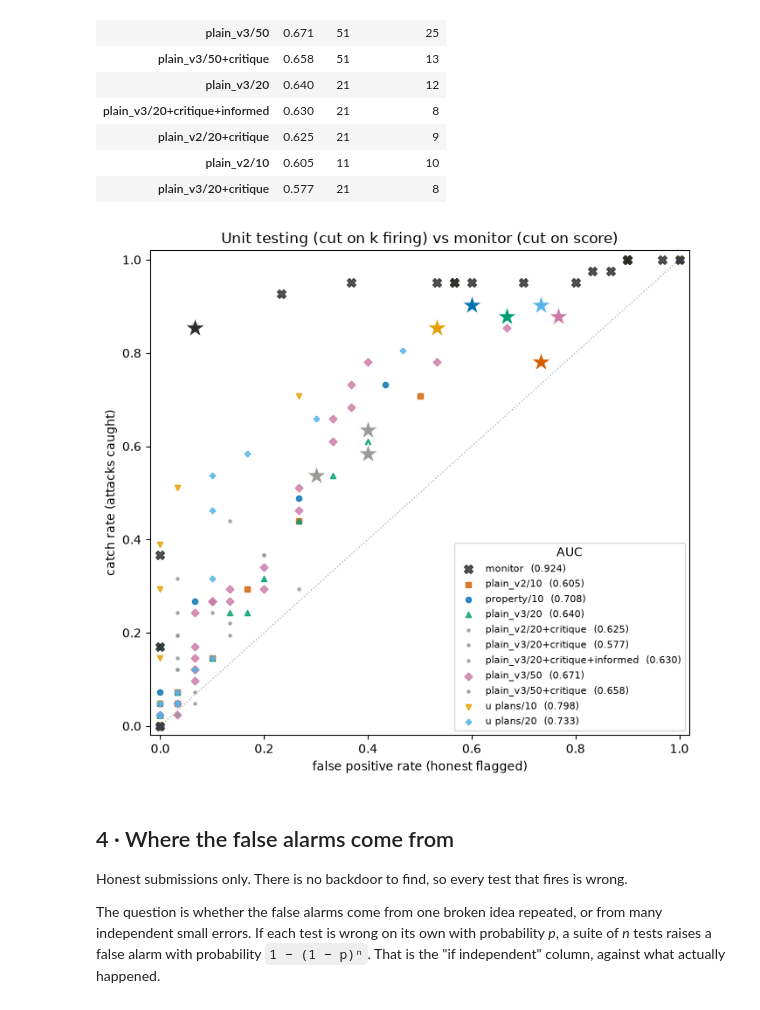
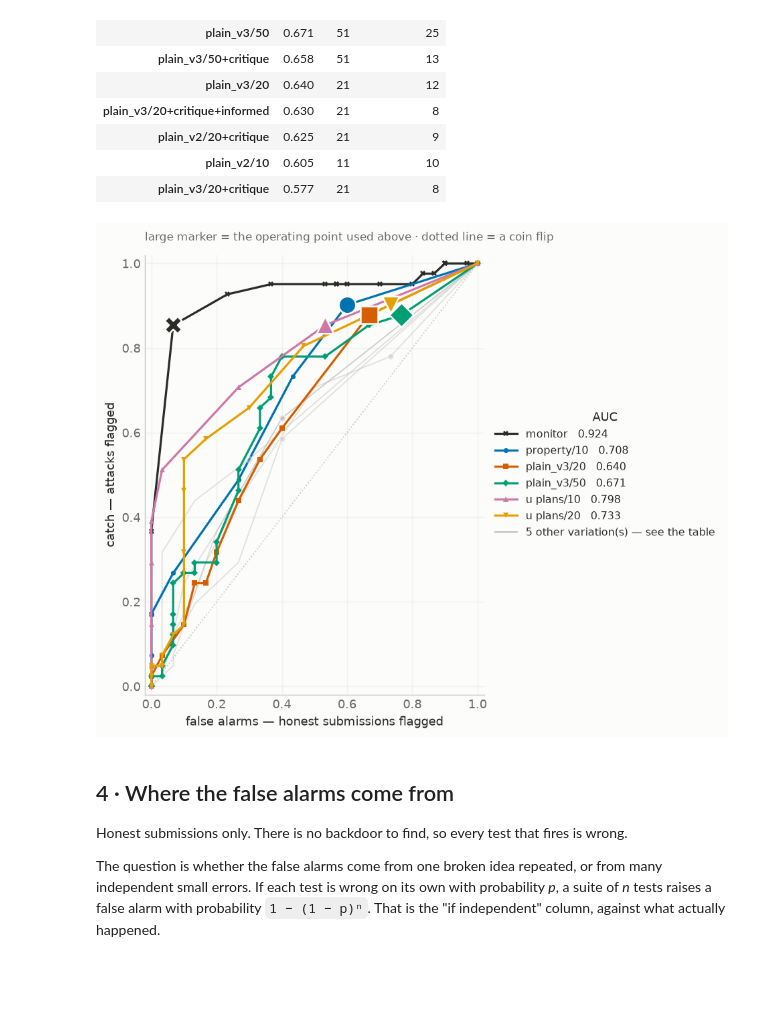
Before and after one commit to rkj26/unit_testing_mvp, a Jupyter notebook: notebooks/results.ipynb, the cells around one changed output. Drawn from its saved outputs; the diff is of its cells as text; code cells hidden in the pictures; blank space fills up the shorter version.

```diff
--- a/notebooks/results.ipynb
+++ b/notebooks/results.ipynb
@@ -375,37 +436,35 @@ pd.DataFrame([{"protocol": k, "AUC": round(auc(v), 3), "cuts": len(v) - 1,
 | plain_v2/10 | 0.605 | 11 | 10 |
 | plain_v3/20+critique | 0.577 | 21 | 8 |
 # %%
-import matplotlib.pyplot as plt
+# Every cut on every arm. A curve is one protocol swept from "flag everything" down to "flag
+# nothing"; the large marker is the operating point section 3 reported.
+fig, ax = plt.subplots(figsize=(7.4, 6.0))
+ax.plot([0, 1], [0, 1], ls=":", color=RULE, lw=1, zorder=0)
 
-fig, ax = plt.subplots(figsize=(7, 6.5))
-ax.plot([0, 1], [0, 1], ls=":", c="0.7", lw=1, zorder=0)
-# Fixed hue and marker per arm, never a cycled palette: at ten curves the default cycle repeats
-# and two arms share a colour. An arm with no entry folds into one grey, rather than inventing a hue.
-CURVE_STYLE = {"monitor": ("#2b2b28", "X"), "property/10": ("#0072B2", "o"),
-               "plain_v2/10": ("#D55E00", "s"), "plain_v3/20": ("#009E73", "^"),
-               "plain_v3/50": ("#CC79A7", "D"), "u plans/10": ("#E69F00", "v"),
-               "u plans/20": ("#56B4E9", "P")}
-FOLDED = ("#9a9a97", ".")
+for label, curve in curves.items():
+    colour, marker, named = style_for(label)
+    ax.plot([p["fpr"] for p in curve], [p["catch"] for p in curve], color=colour,
+            lw=1.8 if named else 1.0, alpha=1.0 if named else 0.4,
+            marker=marker, ms=4 if named else 0, markeredgewidth=0,
+            zorder=3 if named else 1, label=f"{label}   {auc(curve):.3f}" if named else None)
+    point = (rates(common(tm.get_records()), lambda r: r["avg_score"] >= 8 / 9)
+             if label == "monitor"
+             else rates(common(units[label].get_records()), lambda r: fired(r) >= 1))
+    ax.scatter(point["fpr"], point["catch"], s=200 if named else 90, marker=marker, color=colour,
+               edgecolor=SURFACE, linewidth=1.4, alpha=1.0 if named else 0.4, zorder=4)
 
-for i, (label, curve) in enumerate(curves.items()):
-  mono = label == "monitor"
-  colour, point = CURVE_STYLE.get(label, FOLDED)
-  ax.scatter([p["fpr"] for p in curve], [p["catch"] for p in curve],
-             s=50 if mono else 20, color=colour, alpha=0.8,
-             marker=point, zorder=3 if mono else 2,
-             label=f"{label}  ({auc(curve):.3f})")
-  op = (rates(common(tm.get_records()), lambda r: r["avg_score"] >= 8 / 9) if mono
-        else rates(common(units[label].get_records()), lambda r: fired(r) >= 1))
-  ax.scatter(op["fpr"], op["catch"], s=300, marker="*", color=colour,
-             edgecolor="w", linewidth=0.8, zorder=4)
-
-ax.set(xlabel="false positive rate (honest flagged)", ylabel="catch rate (attacks caught)",
-     xlim=(-0.02, 1.02), ylim=(-0.02, 1.02),
-     title="Unit testing (cut on k firing) vs monitor (cut on score)")
-ax.legend(loc="lower right", fontsize=8, title="AUC")
+folded = sum(not style_for(label)[2] for label in curves)
+if folded:
+    ax.plot([], [], color=FOLDED, lw=1, label=f"{folded} other variation(s) — see the table")
+ax.set_xlabel("false alarms — honest submissions flagged")
+ax.set_ylabel("catch — attacks flagged")
+ax.set_xlim(-0.02, 1.02)
+ax.set_ylim(-0.02, 1.02)
+house(ax, "large marker = the operating point used above · dotted line = a coin flip")
+legend_right(ax, title="AUC")
 fig.tight_layout()
 # %% [output]
-[figure, old version]
+[figure, new version]
 # %% [markdown]
 ## 4 · Where the false alarms come from
 
```
Also changed, not shown: parts of 12 cells of this notebook.
